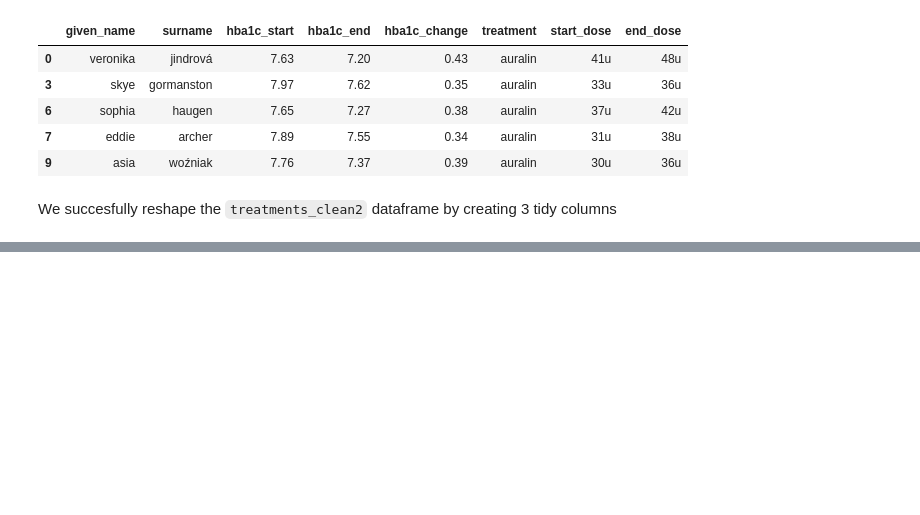
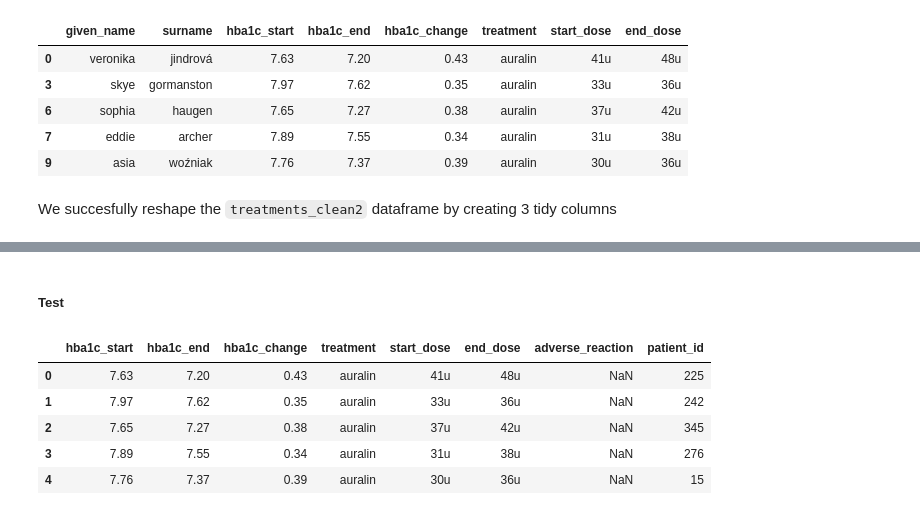
Before and after one commit to mathieurella/Udacity-DataWrangling-Cleaning, a Jupyter notebook: Oral-Insulin-Phase-II Clinical-Trial-Data.ipynb, the cells around one changed output, grey strips where cells are left out. Cells and saved outputs as stored; diff of their text form; code cells hidden in the pictures; blank space fills up the shorter version.

```diff
--- a/Oral-Insulin-Phase-II Clinical-Trial-Data.ipynb
+++ b/Oral-Insulin-Phase-II Clinical-Trial-Data.ipynb
@@ -555,0 +609,7 @@ We succesfully reshape the `treatments_clean2` dataframe by creating 3 tidy colu
+# %%
+patient_id = patients_clean[['patient_id','given_name','surname']]
+patient_id['given_name'] = patient_id['given_name'].str.lower()
+patient_id['surname'] = patient_id['surname'].str.lower()
+treatments_clean3 = pd.merge(treatments_clean3, patient_id, on=['given_name','surname'])
+del treatments_clean3['given_name']
+del treatments_clean3['surname']
@@ -555,0 +627,11 @@ We succesfully reshape the `treatments_clean2` dataframe by creating 3 tidy colu
+# %% [markdown]
+##### Test
+# %%
+treatments_clean3.head()
+# %% [output]
+|  | hba1c_start | hba1c_end | hba1c_change | treatment | start_dose | end_dose | adverse_reaction | patient_id |
+| 0 | 7.63 | 7.20 | 0.43 | auralin | 41u | 48u | NaN | 225 |
+| 1 | 7.97 | 7.62 | 0.35 | auralin | 33u | 36u | NaN | 242 |
+| 2 | 7.65 | 7.27 | 0.38 | auralin | 37u | 42u | NaN | 345 |
+| 3 | 7.89 | 7.55 | 0.34 | auralin | 31u | 38u | NaN | 276 |
+| 4 | 7.76 | 7.37 | 0.39 | auralin | 30u | 36u | NaN | 15 |
```
Also changed, not shown: parts of 15 cells of this notebook.
